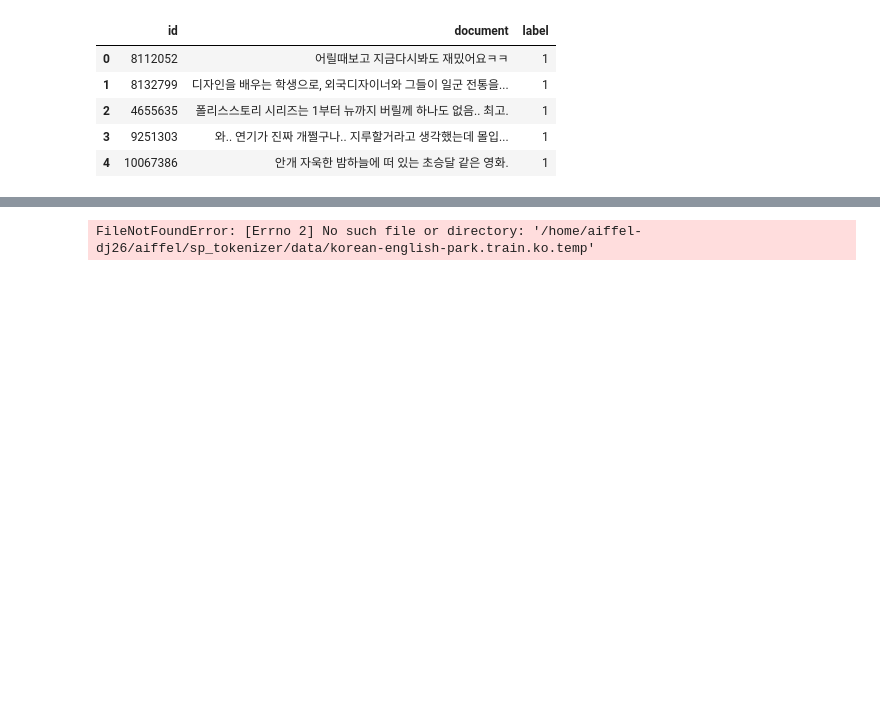
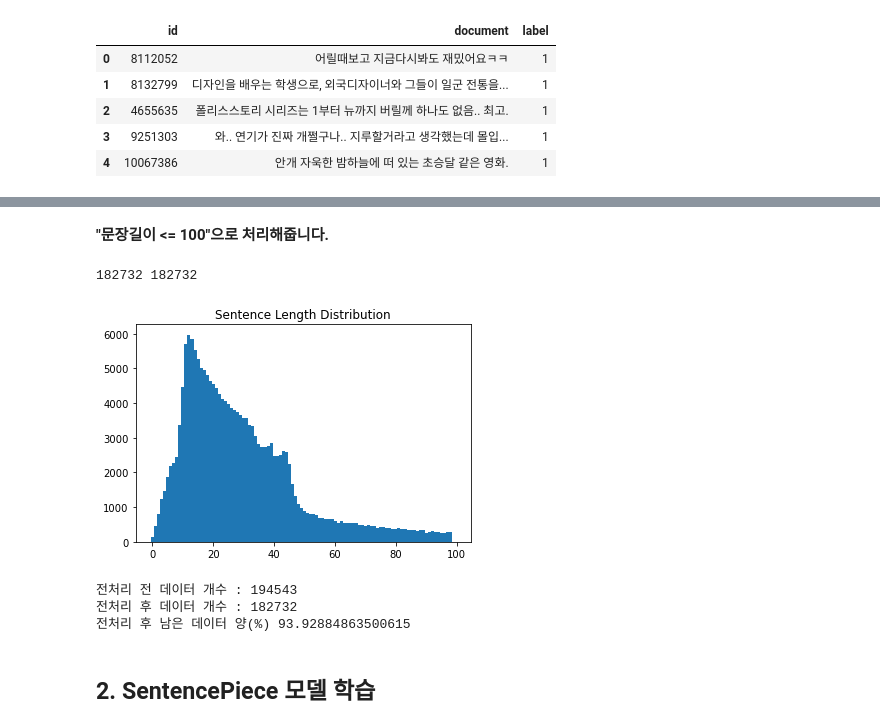
Before and after one commit to miinkang/AI_Project_AIFFEL, a Jupyter notebook: [GD-1]SentencePiece.ipynb, the cells around one changed output, grey strips where cells are left out. Drawn from its saved outputs; the diff is of its cells as text; code cells hidden in the pictures; blank space fills up the shorter version.

```diff
--- a/[GD-1]SentencePiece.ipynb
+++ b/[GD-1]SentencePiece.ipynb
@@ -100 +321,37 @@ import sentencepiece as spm
+# %% [markdown]
+**"문장길이 <= 100"으로 처리해줍니다.**
+# %%
+max_len = 100
+# min_len = 0
+
+# 길이 조건에 맞는 문장만 선택합니다.
+filtered_corpus = [s for s in cleaned_corpus if (len(s) < max_len)]
+
+filtered_label = []
+for row, label in zip(naver_df['document'], naver_df['label']):
+    if (len(row) < max_len):
+        filtered_label.append(label)
+
+print(len(filtered_corpus), len(filtered_label))
+
+# 분포도를 다시 그려봅니다.
+sentence_length = np.zeros((max_len), dtype=np.int)
+
+for sen in filtered_corpus:
+    sentence_length[len(sen)-1] += 1
+
+plt.bar(range(max_len), sentence_length, width=1.0)
+plt.title("Sentence Length Distribution")
+plt.show()
+# %% [output]
+182732 182732
+[figure, added]
+# %%
+print('전처리 전 데이터 개수 :', len(naver_df))
+print('전처리 후 데이터 개수 :', len(filtered_corpus))
+print('전처리 후 남은 데이터 양(%)', (len(filtered_corpus)/len(naver_df))*100)
+# %% [output]
+전처리 전 데이터 개수 : 194543
+전처리 후 데이터 개수 : 182732
+전처리 후 남은 데이터 양(%) 93.92884863500615
 # %%
@@ -110,22 +367,35 @@ def tokenize(corpus):  # corpus: Tokenized Sentence's List
+# %% [markdown]
+## 2. SentencePiece 모델 학습
 # %%
 import sentencepiece as spm
 import os
 temp_file = os.getenv('HOME')+'/aiffel/sp_tokenizer/data/korean-english-park.train.ko.temp'
-type(temp_file)
-with open(temp_file, 'r') as f:
-    f.read()
 
-# vocab_size = 8000
+vocab_size = 8000
 
-# with open(temp_file, 'w') as f:
-#     for row in filtered_corpus:   # 이전 스텝에서 정제했던 corpus를 활용합니다.
-#         f.write(str(row) + '\n')
+with open(temp_file, 'w') as f:
+    for row in filtered_corpus:   # 이전 스텝에서 정제했던 corpus를 활용합니다.
+        f.write(str(row) + '\n')
 
-# spm.SentencePieceTrainer.Train(
-#     '--input={} --model_prefix=korean_spm --vocab_size={}'.format(temp_file, vocab_size)
-# )
-# #위 Train에서  --model_type = 'unigram'이 디폴트 적용되어 있습니다. --model_type = 'bpe' 로 옵션을 주어 변경할 수 있습니다.
+# vocab size=8000, model_type=unigram
+spm.SentencePieceTrainer.Train(
+    '--input={} --model_prefix=kor_spm_unigram_8k --vocab_size={}'.format(temp_file, vocab_size)
+)
 
-# !ls -l korean_spm*
+# 왜인지 오류가 나서 학습이 되지 않음
+# vocab size=16000, model_type=unigram
+spm.SentencePieceTrainer.Train(
+    '--input={} --model_prefix=kor_spm_uingram_k --vocab_size={}'.format(temp_file, 10000)
+)
+
+# vocab size=8000, model_type=bpe
+spm.SentencePieceTrainer.Train(
+    '--input={} --model_prefix=kor_spm_bpe_8k --model_type=bpe --vocab_size={}'.format(temp_file, vocab_size)
+)
+
+# vocab size = 16000, model_type=bpe
+spm.SentencePieceTrainer.Train(
+    '--input={} --model_prefix=kor_spm_bpe_16k --model_type=bpe --vocab_size={}'.format(temp_file, vocab_size*2)
+)
+
+#위 Train에서  --model_type = 'unigram'이 디폴트 적용되어 있습니다. --model_type = 'bpe' 로 옵션을 주어 변경할 수 있습니다.
-# %% [output]
-FileNotFoundError: [Errno 2] No such file or directory: '/home/aiffel-dj26/aiffel/sp_tokenizer/data/korean-english-park.train.ko.temp'
```
Also changed, not shown: parts of 41 cells of this notebook.
